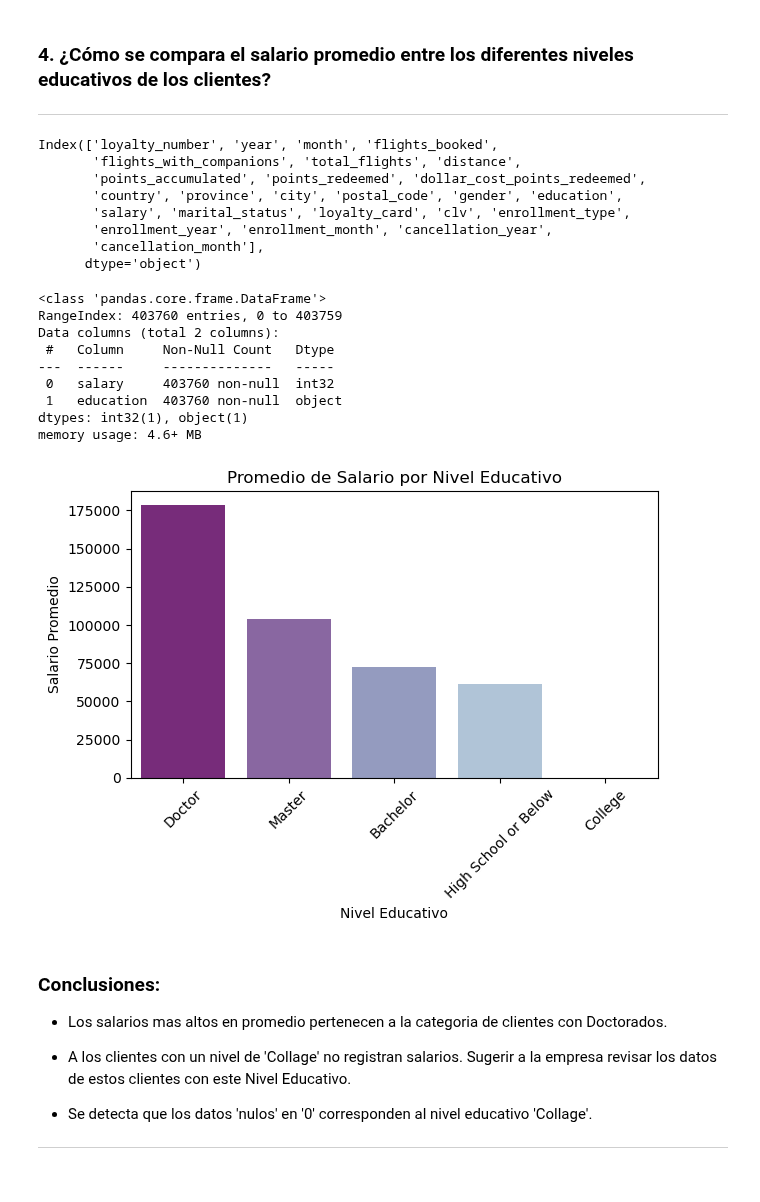
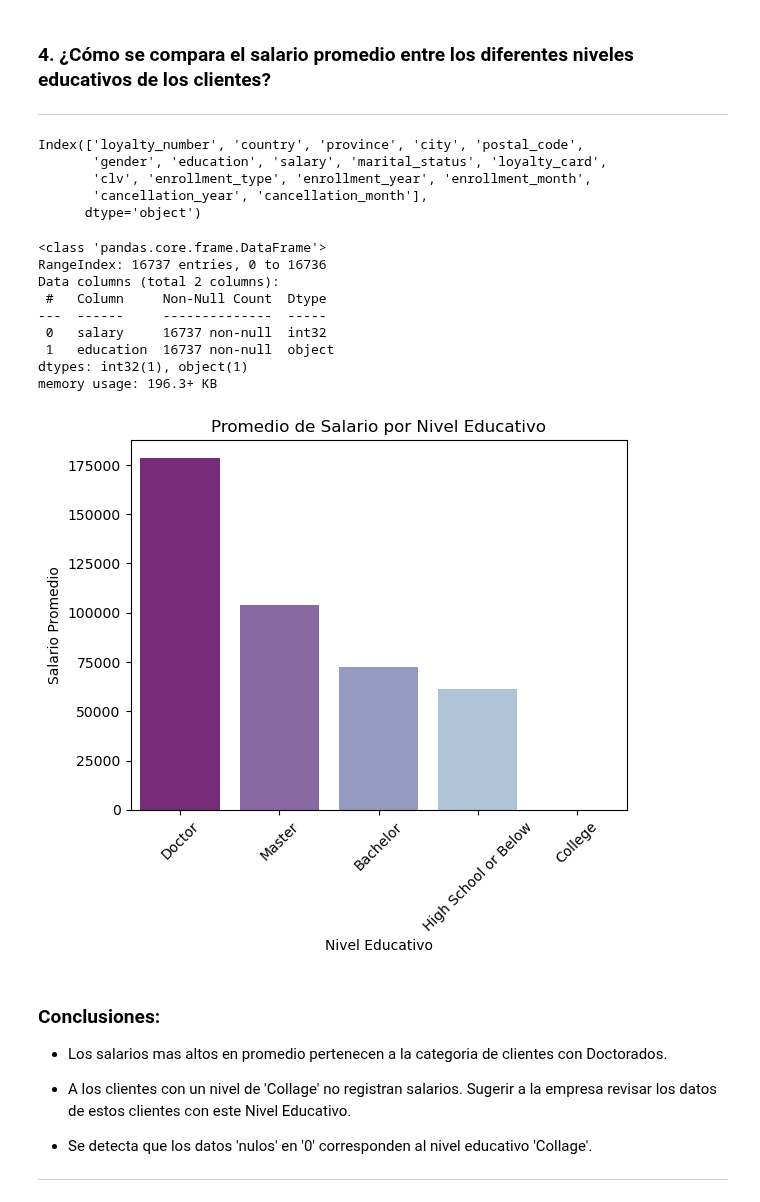
Before and after one commit to Adalab/bda-modulo-3-evaluacion-final-MarPastor, a Jupyter notebook: notebook/final_evaluation_mod3_marpastor.ipynb, the cells around one changed output. Saved outputs shown, nothing was run; the diff lists cells and outputs as text; code cells hidden in the pictures.

```diff
--- a/notebook/final_evaluation_mod3_marpastor.ipynb
+++ b/notebook/final_evaluation_mod3_marpastor.ipynb
@@ -1389,31 +1389,28 @@ plt.show();
 # %%
 # verificar las columnas del DataFrame a utilizar:
 
-df_completo.columns
+df_loyalty.columns
 # %% [output]
-Index(['loyalty_number', 'year', 'month', 'flights_booked',
-       'flights_with_companions', 'total_flights', 'distance',
-       'points_accumulated', 'points_redeemed', 'dollar_cost_points_redeemed',
-       'country', 'province', 'city', 'postal_code', 'gender', 'education',
-       'salary', 'marital_status', 'loyalty_card', 'clv', 'enrollment_type',
-       'enrollment_year', 'enrollment_month', 'cancellation_year',
-       'cancellation_month'],
+Index(['loyalty_number', 'country', 'province', 'city', 'postal_code',
+       'gender', 'education', 'salary', 'marital_status', 'loyalty_card',
+       'clv', 'enrollment_type', 'enrollment_year', 'enrollment_month',
+       'cancellation_year', 'cancellation_month'],
       dtype='object')
 # %%
 # verificar el tipo de datos que tienen las columnas que queremos analizar
 # ayuda a decidir que método de visualización necesitamos aplicar
 
-df_completo[['salary', 'education']].info()
+df_loyalty[['salary', 'education']].info()
 # %% [output]
 <class 'pandas.core.frame.DataFrame'>
-RangeIndex: 403760 entries, 0 to 403759
+RangeIndex: 16737 entries, 0 to 16736
 Data columns (total 2 columns):
- #   Column     Non-Null Count   Dtype
----  ------     --------------   -----
- 0   salary     403760 non-null  int32
- 1   education  403760 non-null  object
+ #   Column     Non-Null Count  Dtype
+---  ------     --------------  -----
+ 0   salary     16737 non-null  int32
+ 1   education  16737 non-null  object
 dtypes: int32(1), object(1)
-memory usage: 4.6+ MB
+memory usage: 196.3+ KB
 # %%
 # configuración de paleta de colores para la gráfica
 
@@ -1421,21 +1418,20 @@ custom_palette5 = sns.color_palette('BuPu_r', n_colors=5)
 # %%
 # ordenar de mayor a menor y guardar en una variable
 # agrupando los datos por el nivel de educación, usando funciones 'groupby()', 'mean()' para calcular la media y 'sort_values()'
 
-orden_educacion = df_completo.groupby('education')['salary'].mean().sort_values(ascending=False).index
+orden_educacion = df_loyalty.groupby('education')['salary'].mean().sort_values(ascending=False).index
 
 # usar 'barplot' para mostrar una gráfica de barras que relaciona una variable numérica (salary) con una categórica (education)
 # aplicamos el orden establecido previamente
 
 sns.barplot(data=df_loyalty, x='education', y='salary', order=orden_educacion, errorbar=None, palette=custom_palette5)
 plt.xticks(rotation=45)
 plt.title('Promedio de Salario por Nivel Educativo')
 plt.ylabel('Salario Promedio')
 plt.xlabel('Nivel Educativo')
-plt.tight_layout()
 plt.show();
 # %% [output]
-[figure, old version]
+[figure, new version]
 # %% [markdown]
 ### Conclusiones:
 
```
Also changed, not shown: parts of 6 cells of this notebook, 2 other files.
